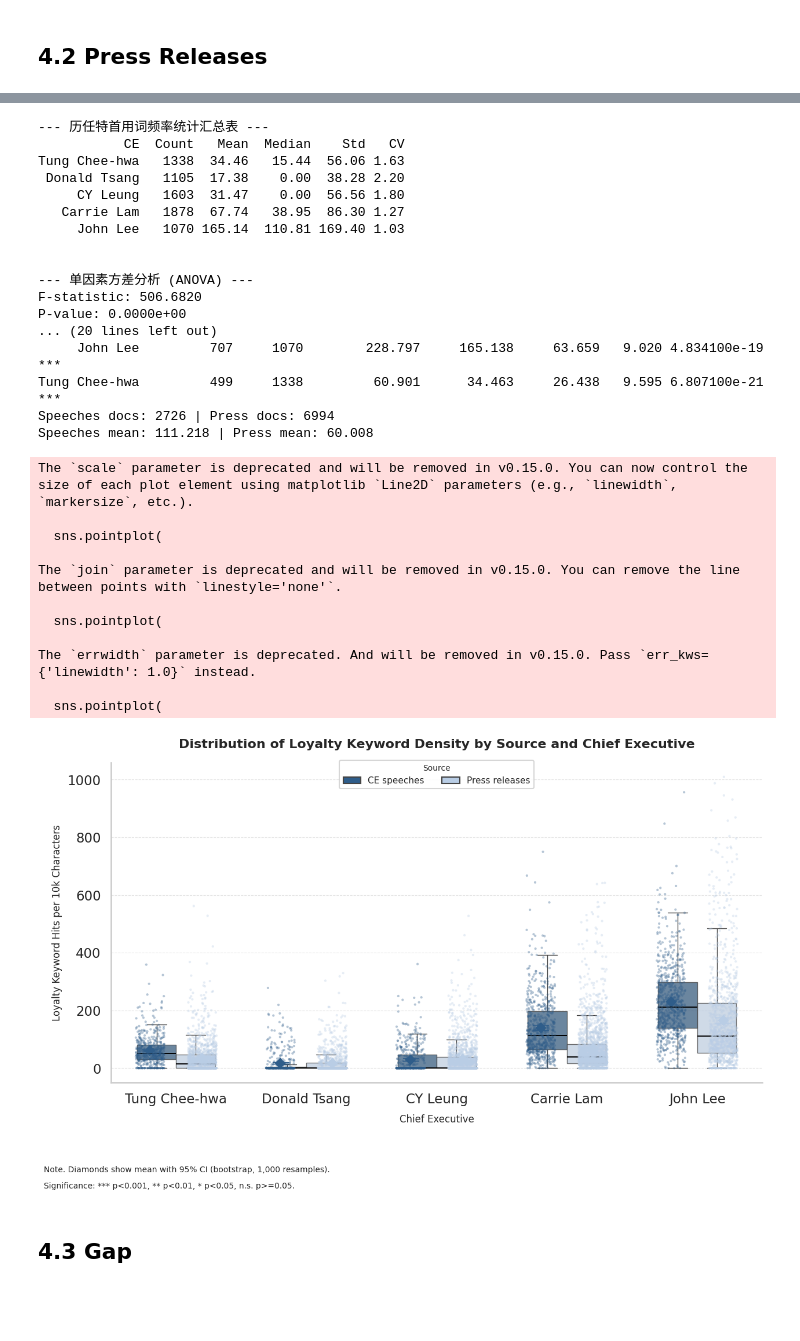
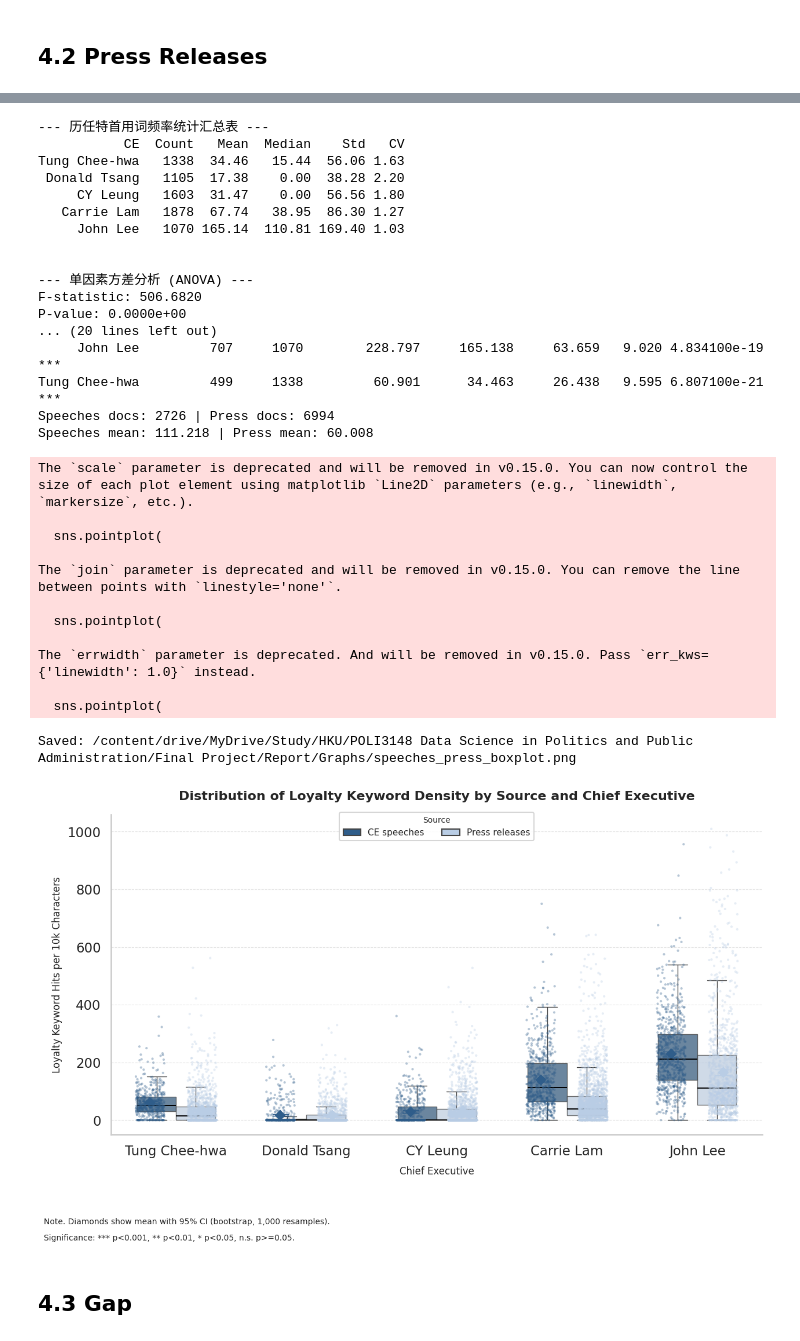
Before and after one commit to dengsherry2003-ui/Final_Project, a Jupyter notebook: Code/Analysis_combined.ipynb, the cells around one changed output, grey strips where cells are left out. Drawn from its saved outputs; the diff is of its cells as text; code cells hidden in the pictures; blank space fills up the shorter version.

Commit message:
Save notebook plots to Report/Graphs

```diff
--- a/Code/Analysis_combined.ipynb
+++ b/Code/Analysis_combined.ipynb
@@ -834,5 +834,5 @@ else:
     sns.despine(ax=ax1, top=True, right=True)
 
     plt.tight_layout()
-    plt.show()
+    save_and_show(fig, "speeches_yearly_trend")
 # %% [output]
@@ -1137,5 +1138,5 @@ else:
     sns.despine(ax=ax1, top=True, right=True)
 
     plt.tight_layout()
-    plt.show()
+    save_and_show(fig, "press_yearly_trend")
 # %% [output]
@@ -1419,37 +1421,38 @@ fig.text(
  )
 
 plt.tight_layout()
-plt.show()
+save_and_show(fig, "speeches_press_boxplot")
 # %% [output]
 --- 历任特首用词频率统计汇总表 ---
            CE  Count   Mean  Median    Std   CV
 Tung Chee-hwa   1338  34.46   15.44  56.06 1.63
  Donald Tsang   1105  17.38    0.00  38.28 2.20
      CY Leung   1603  31.47    0.00  56.56 1.80
    Carrie Lam   1878  67.74   38.95  86.30 1.27
      John Lee   1070 165.14  110.81 169.40 1.03
 
 
 --- 单因素方差分析 (ANOVA) ---
 F-statistic: 506.6820
 P-value: 0.0000e+00
 ... (20 lines left out)
      John Lee         707     1070        228.797     165.138     63.659   9.020 4.834100e-19  ***
 Tung Chee-hwa         499     1338         60.901      34.463     26.438   9.595 6.807100e-21  ***
 Speeches docs: 2726 | Press docs: 6994
 Speeches mean: 111.218 | Press mean: 60.008
 The `scale` parameter is deprecated and will be removed in v0.15.0. You can now control the size of each plot element using matplotlib `Line2D` parameters (e.g., `linewidth`, `markersize`, etc.).
 
   sns.pointplot(
 
 The `join` parameter is deprecated and will be removed in v0.15.0. You can remove the line between points with `linestyle='none'`.
 
   sns.pointplot(
 
 The `errwidth` parameter is deprecated. And will be removed in v0.15.0. Pass `err_kws={'linewidth': 1.0}` instead.
 
   sns.pointplot(
+Saved: /content/drive/MyDrive/Study/HKU/POLI3148 Data Science in Politics and Public Administration/Final Project/Report/Graphs/speeches_press_boxplot.png
-[figure, old version]
+[figure, new version]
 # %% [markdown]
 ## 4.3 Gap
 # %%
```
Also changed, not shown: parts of 6 cells of this notebook, 6 other files.
